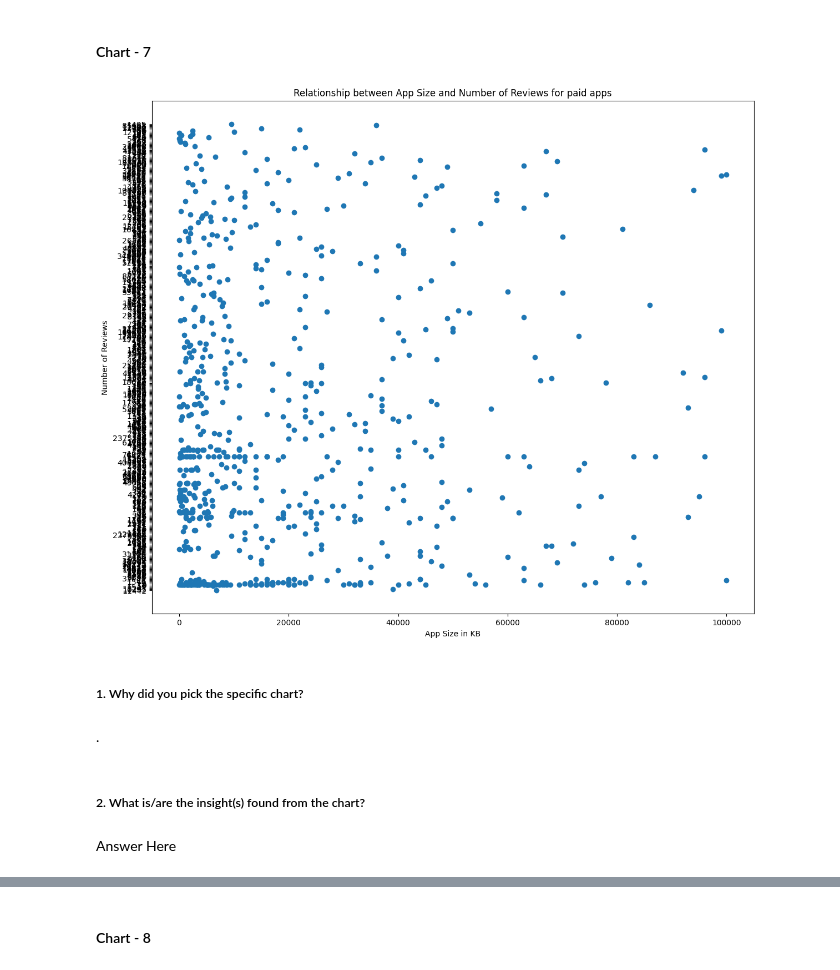
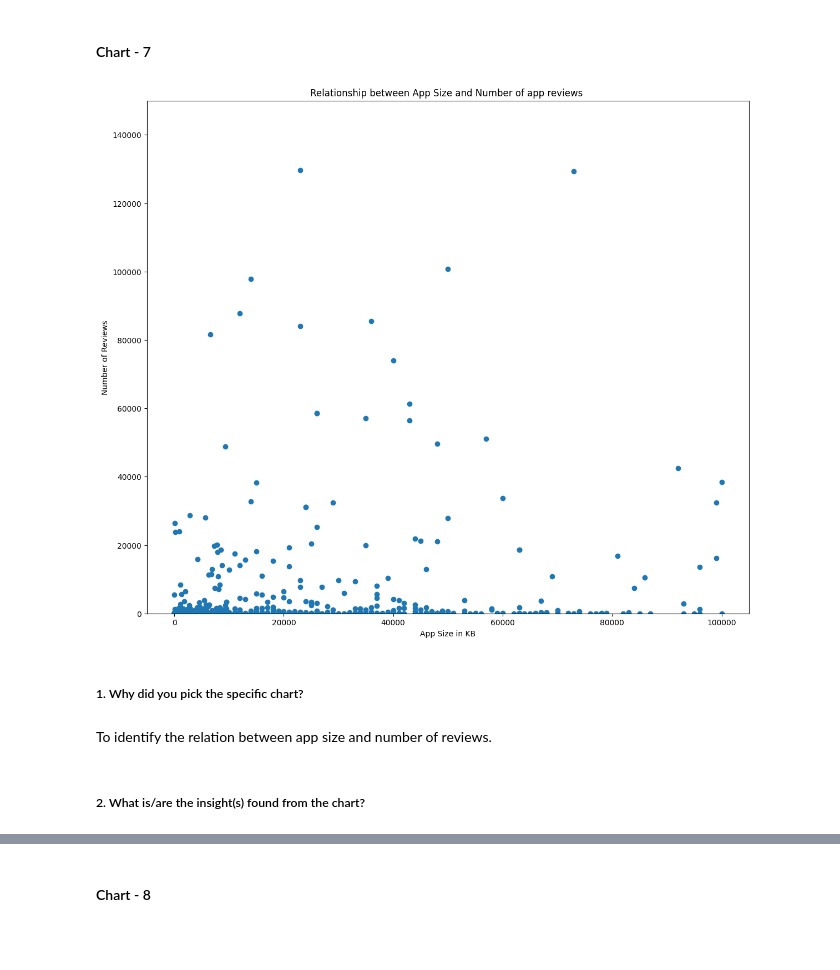
Before and after one commit to spandanab2023/EDA_AppStore, a Jupyter notebook: EDA_Submission_Playstore_App_Review_Analysis.ipynb, the cells around one changed output, grey strips where cells are left out. Cells and saved outputs as stored; diff of their text form; code cells hidden in the pictures; blank space fills up the shorter version.

```diff
--- a/EDA_Submission_Playstore_App_Review_Analysis.ipynb
+++ b/EDA_Submission_Playstore_App_Review_Analysis.ipynb
@@ -768,22 +765,21 @@ def convert_to_kb(value):
 # %%
 
 ps_df['size_kbytes']=ps_df['Size'].apply(convert_to_kb)
 ps_df_main['size_kbytes']=ps_df_main['Size'].apply(convert_to_kb)
 plt.figure(figsize=(14,12))
-plt.scatter(ps_df[ps_df.loc[:,'Type']=='Paid']['size_kbytes'], ps_df[ps_df.loc[:,'Type']=='Paid']['Reviews'])
+plt.scatter(ps_df[ps_df.loc[:,'Type']=='Paid']['size_kbytes'], ps_df[ps_df.loc[:,'Type']=='Paid']['Reviews_int'])
+plt.ylim (0,150000) #Eliminating the extreme observations
 #plt.gca().get_yaxis().get_major_ticks()
 #plt.tight_layout()
 plt.xlabel('App Size in KB')
 plt.ylabel('Number of Reviews')
-plt.title('Relationship between App Size and Number of Reviews for paid apps')
+plt.title('Relationship between App Size and Number of app reviews for paid apps')
 plt.show()
 # %% [output]
-[figure, old version]
+[figure, new version]
 # %% [markdown]
 ##### 1. Why did you pick the specific chart?
-# %% [markdown]
-.
+# %% [markdown]
+To identify the relation between app size and number of reviews.
 # %% [markdown]
 ##### 2. What is/are the insight(s) found from the chart?
-# %% [markdown]
-Answer Here
```
Also changed, not shown: parts of 18 cells of this notebook.
